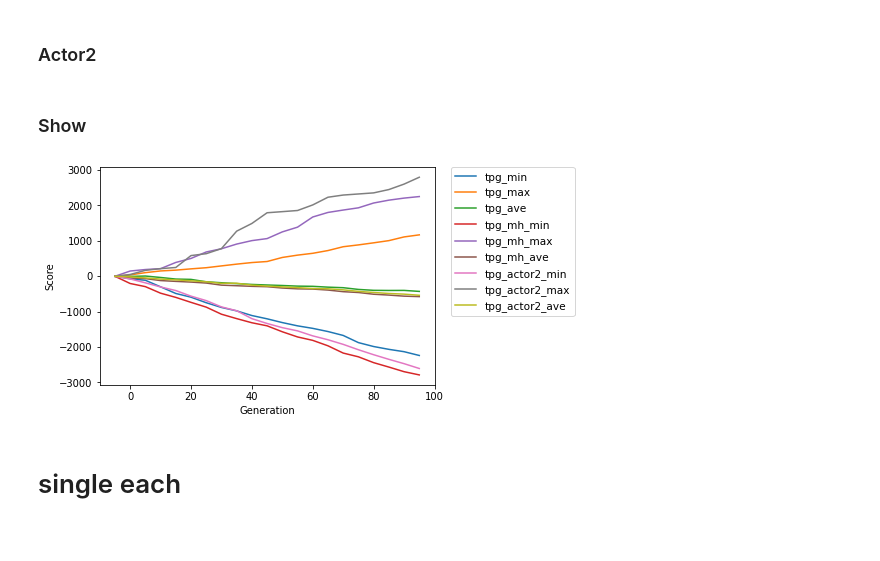
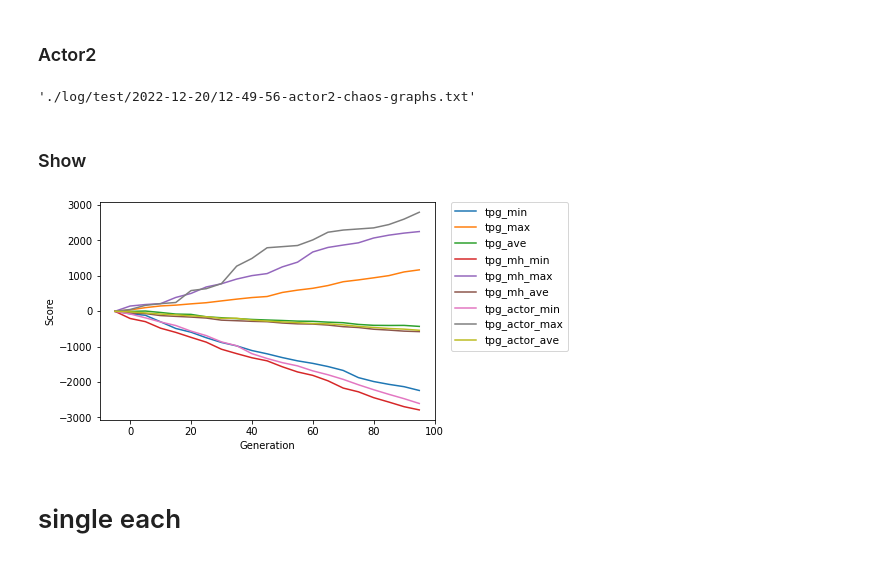
Before and after one commit to oyako-li/TPG, a Jupyter notebook: profile.ipynb, the cells around one changed output. Drawn from its saved outputs; the diff is of its cells as text; code cells hidden in the pictures.

```diff
--- a/profile.ipynb
+++ b/profile.ipynb
@@ -159,3 +159,10 @@ def test_multi_elite(tpg, _title=None):
         print(e)
         # os.remove('./tasks.txt')
     return archive
+# %%
+def load_archive(archive_file):
+    archive_list = []
+    if os.path.exists(f'{archive_file}.txt'):
+        with open(f'{archive_file}.txt', 'r') as task_file:
+            archive_list = task_file.read().splitlines()
+    return archive_list
@@ -278,7 +305,7 @@ files = [
 ]
 # %%
 prefix = './log/test/'
-titles = [
+files = [
     f'{prefix}2022-12-11/20-31-05',
     f'{prefix}2022-12-11/20-48-58',
     f'{prefix}2022-12-11/21-10-33',
@@ -290,20 +317,8 @@ titles = [
     f'{prefix}2022-12-12/11-22-11',
     f'{prefix}2022-12-12/11-40-07'
 ]
-renge=100
-step=5
-ends = (renge//step)
-
-mi = np.zeros(ends+1)
-ma = np.zeros(ends+1)
-av = np.zeros(ends+1)
-end=0
-for file in files:
-    _mi, _ma, _av, end = log_accumlation(file,'any', _renge=renge, _step=step)
-    assert _mi.size==mi.size, f'{file} {_mi.size} dont match'
-    mi=np.add(mi,_mi)
-    ma=np.add(ma,_ma)
-    av=np.add(av,_av)
-mi_tpg_actor2=np.divide(mi,10)
-ma_tpg_actor2=np.divide(ma,10)
-av_tpg_actor2=np.divide(av,10)
+save_graphs(files, _flag='-actor2-chaos')
+# %% [output]
+'./log/test/2022-12-20/12-49-56-actor2-chaos-graphs.txt'
+# %%
+files = load_archive()
@@ -312,27 +345,27 @@ av_tpg_actor2=np.divide(av,10)
 # %%
 renge=100
 step=5
 ends = (renge//step)
 
 ge = np.arange((ends-mi.size)*step, ends*step, step)
 
 plt.plot(ge, mi_tpg, label='tpg_min')
 plt.plot(ge, ma_tpg, label='tpg_max')
 plt.plot(ge, av_tpg, label='tpg_ave')
 plt.plot(ge, mi_tpg_mh, label='tpg_mh_min')
 plt.plot(ge, ma_tpg_mh, label='tpg_mh_max')
 plt.plot(ge, av_tpg_mh, label='tpg_mh_ave')
-plt.plot(ge, mi_tpg_actor2, label='tpg_actor2_min')
-plt.plot(ge, ma_tpg_actor2, label='tpg_actor2_max')
-plt.plot(ge, av_tpg_actor2, label='tpg_actor2_ave')
+plt.plot(ge, mi_tpg_actor2, label='tpg_actor_min')
+plt.plot(ge, ma_tpg_actor2, label='tpg_actor_max')
+plt.plot(ge, av_tpg_actor2, label='tpg_actor_ave')
 
 plt.ylabel('Score')
 plt.xlabel('Generation')
 # plt.legend()
 plt.legend(bbox_to_anchor=(1.05, 1), loc='upper left', borderaxespad=0, fontsize=10.5)
 plt.show()
 # %% [output]
-[figure, old version]
+[figure, new version]
 # %% [markdown]
 # single each
 # %% [markdown]
```
Also changed, not shown: parts of 50 cells of this notebook, 21 other files.
